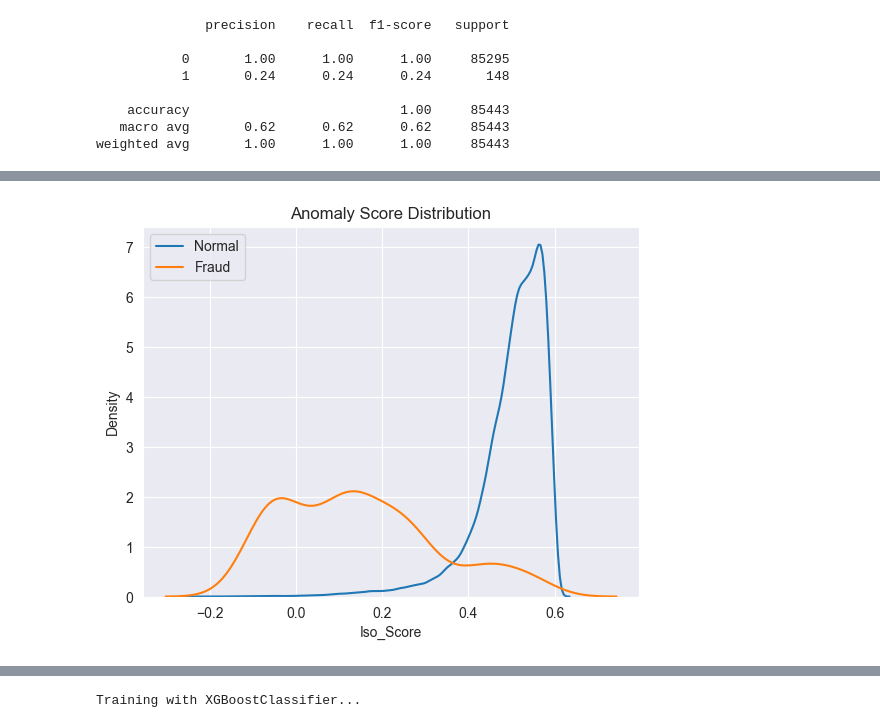
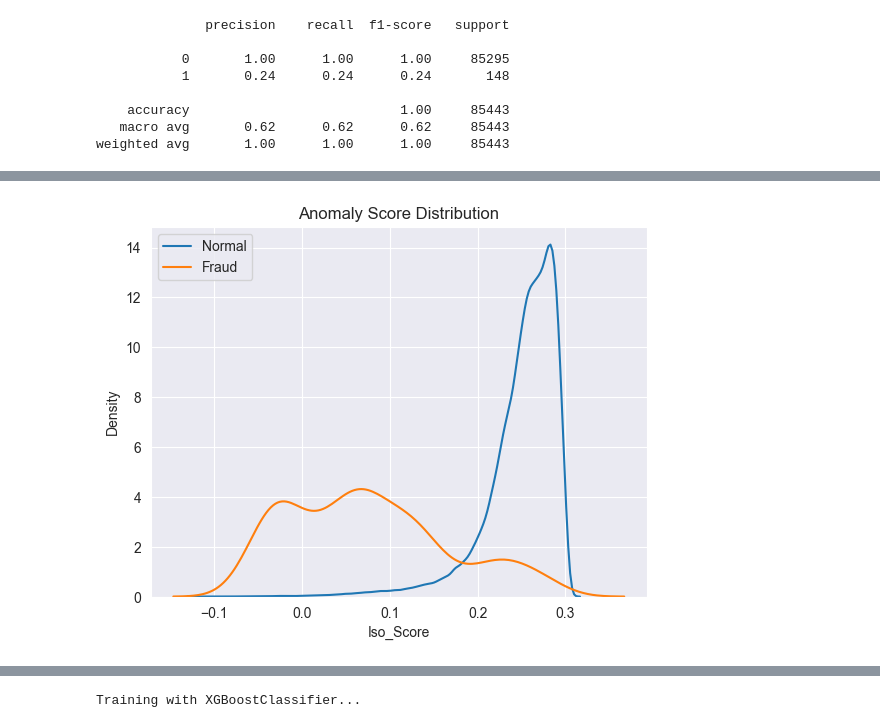
Before and after one commit to eyyupkln/ML-Mini-Projects, a Jupyter notebook: IsolationForest/IsolationForest.ipynb, the cells around one changed output, grey strips where cells are left out. Saved outputs shown, nothing was run; the diff lists cells and outputs as text; code cells hidden in the pictures.

```diff
--- a/IsolationForest/IsolationForest.ipynb
+++ b/IsolationForest/IsolationForest.ipynb
@@ -152,3 +152,5 @@ print(classification_report(y_test, iso_test_pred))
     accuracy                           1.00     85443
    macro avg       0.62      0.62      0.62     85443
 weighted avg       1.00      1.00      1.00     85443
+# %%
+df["Iso_Score"] = iso.decision_function(X)
@@ -160,27 +178,27 @@ X_train_hybrid = X_train.copy()
 X_test_hybrid = X_test.copy()
 # %%
 X_train_hybrid['Iso_Score'] = train_anomaly_scores
-X_train_hybrid['Iso_Score'] = test_anomaly_scores
+X_test_hybrid['Iso_Score'] = test_anomaly_scores
 # %%
-df2=X_train_hybrid +X_train_hybrid
+df2 = pd.concat([X_train_hybrid, X_test_hybrid])
 # %%
-df2['Class']=df['Class']
+df2['Class'] = df.loc[df2.index, 'Class']
 # %%
 sns.kdeplot(
-    df2[df["Class"]==0]["Iso_Score"],
+    df2[df2["Class"]==0]["Iso_Score"],
     label="Normal"
 )
 
 sns.kdeplot(
-    df2[df["Class"]==1]["Iso_Score"],
+    df2[df2["Class"]==1]["Iso_Score"],
     label="Fraud"
 )
 
 plt.legend()
 plt.title("Anomaly Score Distribution")
 plt.show()
 # %% [output]
-[figure, old version]
+[figure, new version]
 # %%
 # let's see top 1% suspicious transaction
 # %%
```
Also changed, not shown: parts of 11 cells of this notebook, 1 other file.
